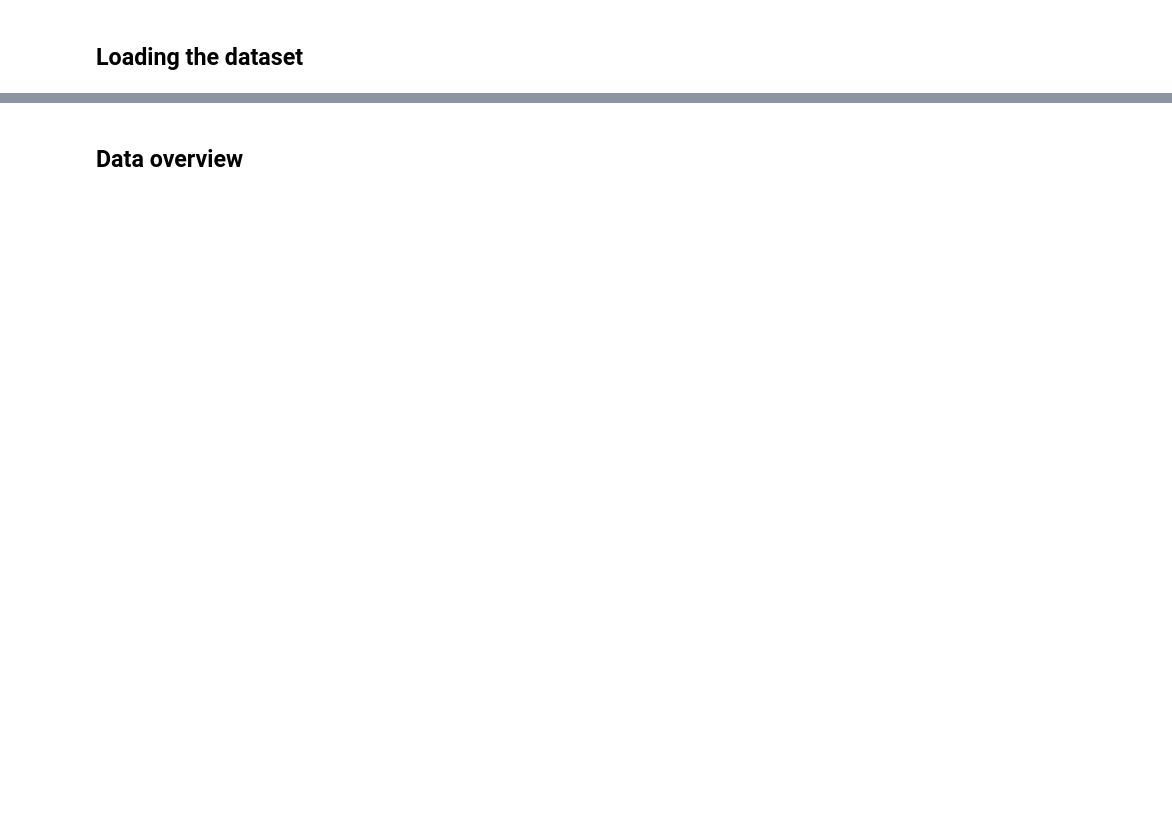
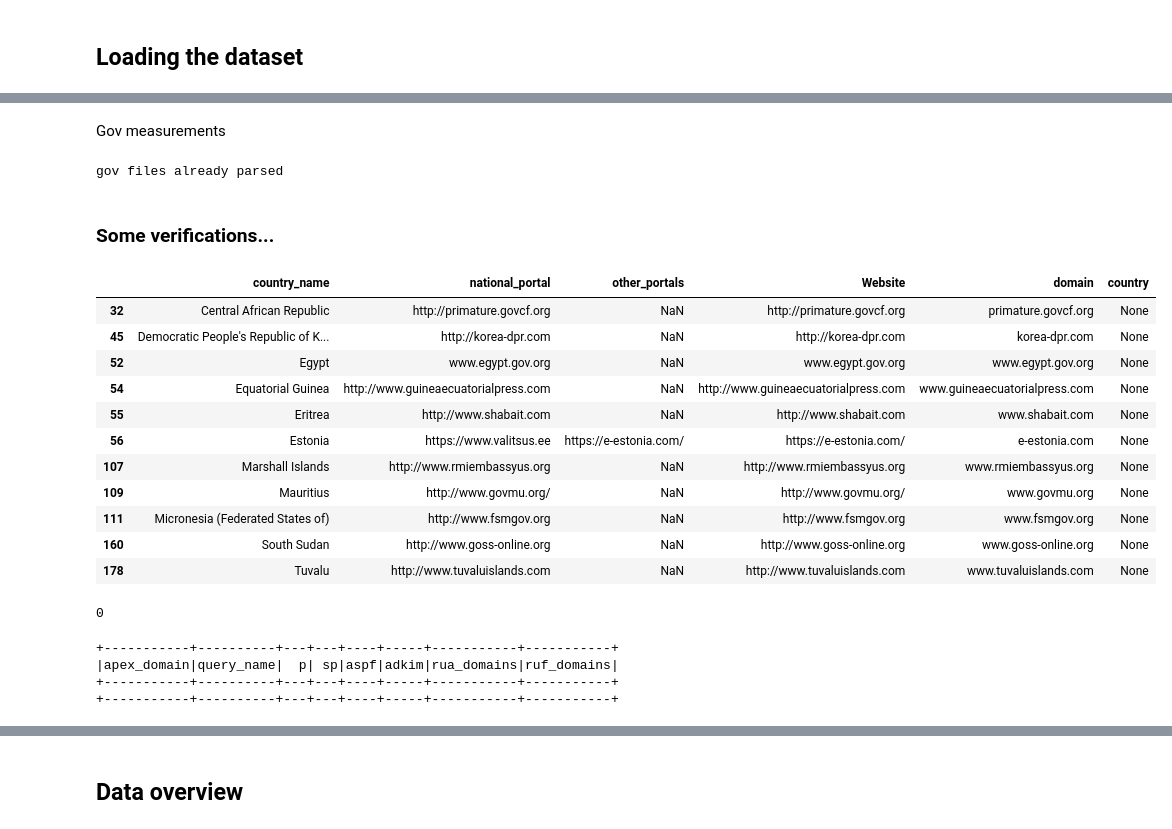
Before and after one commit to internettransparency/dmarc-cctld-research, a Jupyter notebook: notebooks/cluster-data-processing.ipynb, the cells around one changed output, grey strips where cells are left out. Saved outputs shown, nothing was run; the diff lists cells and outputs as text; code cells hidden in the pictures; blank space fills up the shorter version.

```diff
--- a/notebooks/cluster-data-processing.ipynb
+++ b/notebooks/cluster-data-processing.ipynb
@@ -760,0 +738,10 @@ root
+# %% [markdown]
+Gov measurements
+# %%
+gov_dir = "zdns/gov_domains"
+if Path(os.path.join(gov_dir, "dns_txt_answers.csv")).exists():
+    print("gov files already parsed")
+else:
+    parse_zdns_gov_results(gov_dir, "TXT")
+# %% [output]
+gov files already parsed
@@ -760,0 +761,51 @@ root
+# %% [markdown]
+### Some verifications...
+# %%
+# here the output should be in "domain" only gTLDs and country None
+un_egov_pdf = pd.read_csv("un_country_gov_portals.csv")
+un_egov_pdf["Website"] = un_egov_pdf.apply(lambda x: get_all_un_portals(x["national_portal"], x["other_portals"]), axis=1)
+exploded_un_egov_pdf = un_egov_pdf.explode("Website")
+exploded_un_egov_pdf["domain"] = exploded_un_egov_pdf["Website"].apply(lambda x: str(x).replace("http://", "").replace("https://", "").split("/")[0])
+exploded_un_egov_pdf["country"] = exploded_un_egov_pdf["domain"].apply(lambda x: get_country_from_query_logic(x, psl_obj, unidecode, country_mapping, country_convert_mapping))
+exploded_un_egov_pdf[exploded_un_egov_pdf["country"].isna()]
+# %% [output]
+|  | country_name | national_portal | other_portals | Website | domain | country |
+| 32 | Central African Republic | http://primature.govcf.org | NaN | http://primature.govcf.org | primature.govcf.org | None |
+| 45 | Democratic People's Republic of K... | http://korea-dpr.com | NaN | http://korea-dpr.com | korea-dpr.com | None |
+| 52 | Egypt | www.egypt.gov.org | NaN | www.egypt.gov.org | www.egypt.gov.org | None |
+| 54 | Equatorial Guinea | http://www.guineaecuatorialpress.com | NaN | http://www.guineaecuatorialpress.com | www.guineaecuatorialpress.com | None |
+| 55 | Eritrea | http://www.shabait.com | NaN | http://www.shabait.com | www.shabait.com | None |
+| 56 | Estonia | https://www.valitsus.ee | https://e-estonia.com/ | https://e-estonia.com/ | e-estonia.com | None |
+| 107 | Marshall Islands | http://www.rmiembassyus.org | NaN | http://www.rmiembassyus.org | www.rmiembassyus.org | None |
+| 109 | Mauritius | http://www.govmu.org/ | NaN | http://www.govmu.org/ | www.govmu.org | None |
+| 111 | Micronesia (Federated States of) | http://www.fsmgov.org | NaN | http://www.fsmgov.org | www.fsmgov.org | None |
+| 160 | South Sudan | http://www.goss-online.org | NaN | http://www.goss-online.org | www.goss-online.org | None |
+| 178 | Tuvalu | http://www.tuvaluislands.com | NaN | http://www.tuvaluislands.com | www.tuvaluislands.com | None |
+# %%
+# this must return 0
+ct_logs_df.select("query_name", "query_type", "txt_text"
+).filter(
+    (psf.col("query_type") == "TXT")
+    & (psf.col("query_name").startswith("_dmarc."))
+).withColumn(
+    "apex_domain", extract_apex_domain(psf.col("query_name"))
+).filter(psf.col("apex_domain").isNull()).count()
+# %% [output]
+0
+# %%
+# another test
+# live.mygov.bd.
+# city.senday.jp
+# v.ua
+
+get_dmarc_df(ct_logs_df
+).filter(
+    (psf.col("query_name").contains("live.mygov.bd" ))
+    | (psf.col("query_name").contains("city.senday.jp"))
+    | (psf.col("query_name") == "v.ua.")
+).show()
+# %% [output]
++-----------+----------+---+---+----+-----+-----------+-----------+
+|apex_domain|query_name|  p| sp|aspf|adkim|rua_domains|ruf_domains|
++-----------+----------+---+---+----+-----+-----------+-----------+
++-----------+----------+---+---+----+-----+-----------+-----------+
```
Also changed, not shown: parts of 95 cells of this notebook, 8 other files.
